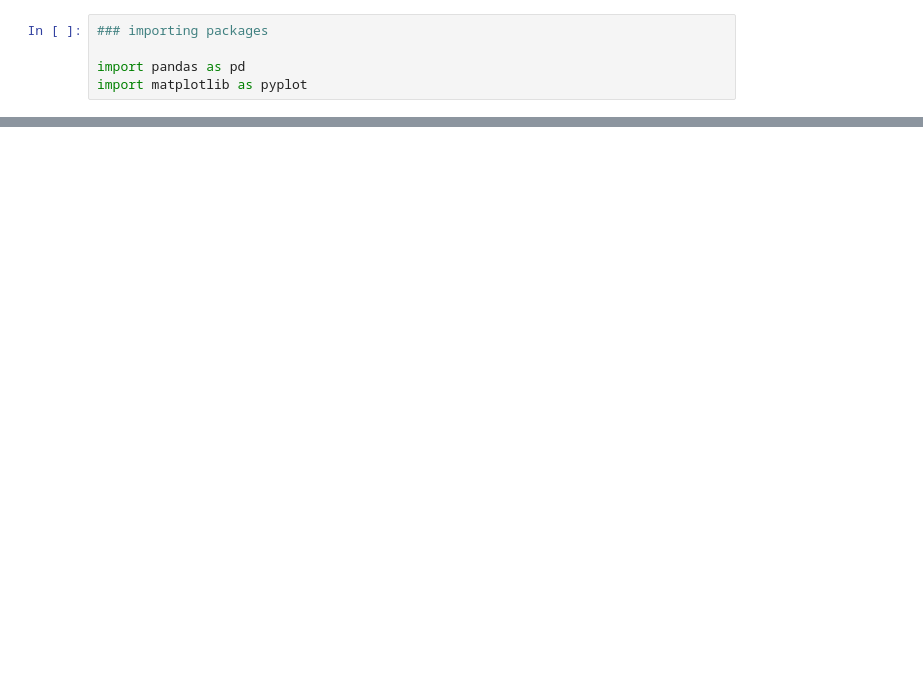
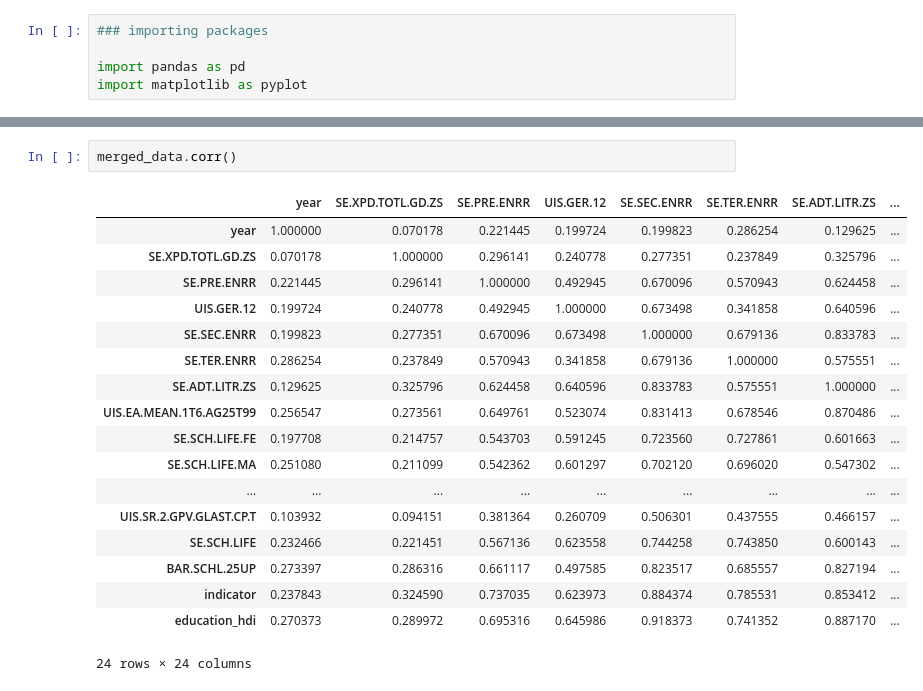
Before and after one commit to Walras-data/indicators, a Jupyter notebook: Index Creation.ipynb, the cells around one changed output, grey strips where cells are left out. Cells and saved outputs as stored; diff of their text form; blank space fills up the shorter version.

```diff
--- a/Index Creation.ipynb
+++ b/Index Creation.ipynb
@@ -257,0 +187,21 @@ wbdf.head()
+# %%
+merged_data.corr()
+# %% [output]
+|  | year | SE.XPD.TOTL.GD.ZS | SE.PRE.ENRR | UIS.GER.12 | SE.SEC.ENRR | SE.TER.ENRR | SE.ADT.LITR.ZS | ... |
+| year | 1.000000 | 0.070178 | 0.221445 | 0.199724 | 0.199823 | 0.286254 | 0.129625 | ... |
+| SE.XPD.TOTL.GD.ZS | 0.070178 | 1.000000 | 0.296141 | 0.240778 | 0.277351 | 0.237849 | 0.325796 | ... |
+| SE.PRE.ENRR | 0.221445 | 0.296141 | 1.000000 | 0.492945 | 0.670096 | 0.570943 | 0.624458 | ... |
+| UIS.GER.12 | 0.199724 | 0.240778 | 0.492945 | 1.000000 | 0.673498 | 0.341858 | 0.640596 | ... |
+| SE.SEC.ENRR | 0.199823 | 0.277351 | 0.670096 | 0.673498 | 1.000000 | 0.679136 | 0.833783 | ... |
+| SE.TER.ENRR | 0.286254 | 0.237849 | 0.570943 | 0.341858 | 0.679136 | 1.000000 | 0.575551 | ... |
+| SE.ADT.LITR.ZS | 0.129625 | 0.325796 | 0.624458 | 0.640596 | 0.833783 | 0.575551 | 1.000000 | ... |
+| UIS.EA.MEAN.1T6.AG25T99 | 0.256547 | 0.273561 | 0.649761 | 0.523074 | 0.831413 | 0.678546 | 0.870486 | ... |
+| SE.SCH.LIFE.FE | 0.197708 | 0.214757 | 0.543703 | 0.591245 | 0.723560 | 0.727861 | 0.601663 | ... |
+| SE.SCH.LIFE.MA | 0.251080 | 0.211099 | 0.542362 | 0.601297 | 0.702120 | 0.696020 | 0.547302 | ... |
+| ... | ... | ... | ... | ... | ... | ... | ... | ... |
+| UIS.SR.2.GPV.GLAST.CP.T | 0.103932 | 0.094151 | 0.381364 | 0.260709 | 0.506301 | 0.437555 | 0.466157 | ... |
+| SE.SCH.LIFE | 0.232466 | 0.221451 | 0.567136 | 0.623558 | 0.744258 | 0.743850 | 0.600143 | ... |
+| BAR.SCHL.25UP | 0.273397 | 0.286316 | 0.661117 | 0.497585 | 0.823517 | 0.685557 | 0.827194 | ... |
+| indicator | 0.237843 | 0.324590 | 0.737035 | 0.623973 | 0.884374 | 0.785531 | 0.853412 | ... |
+| education_hdi | 0.270373 | 0.289972 | 0.695316 | 0.645986 | 0.918373 | 0.741352 | 0.887170 | ... |
+24 rows × 24 columns
```
Also changed, not shown: parts of 41 cells of this notebook, 5 other files.
